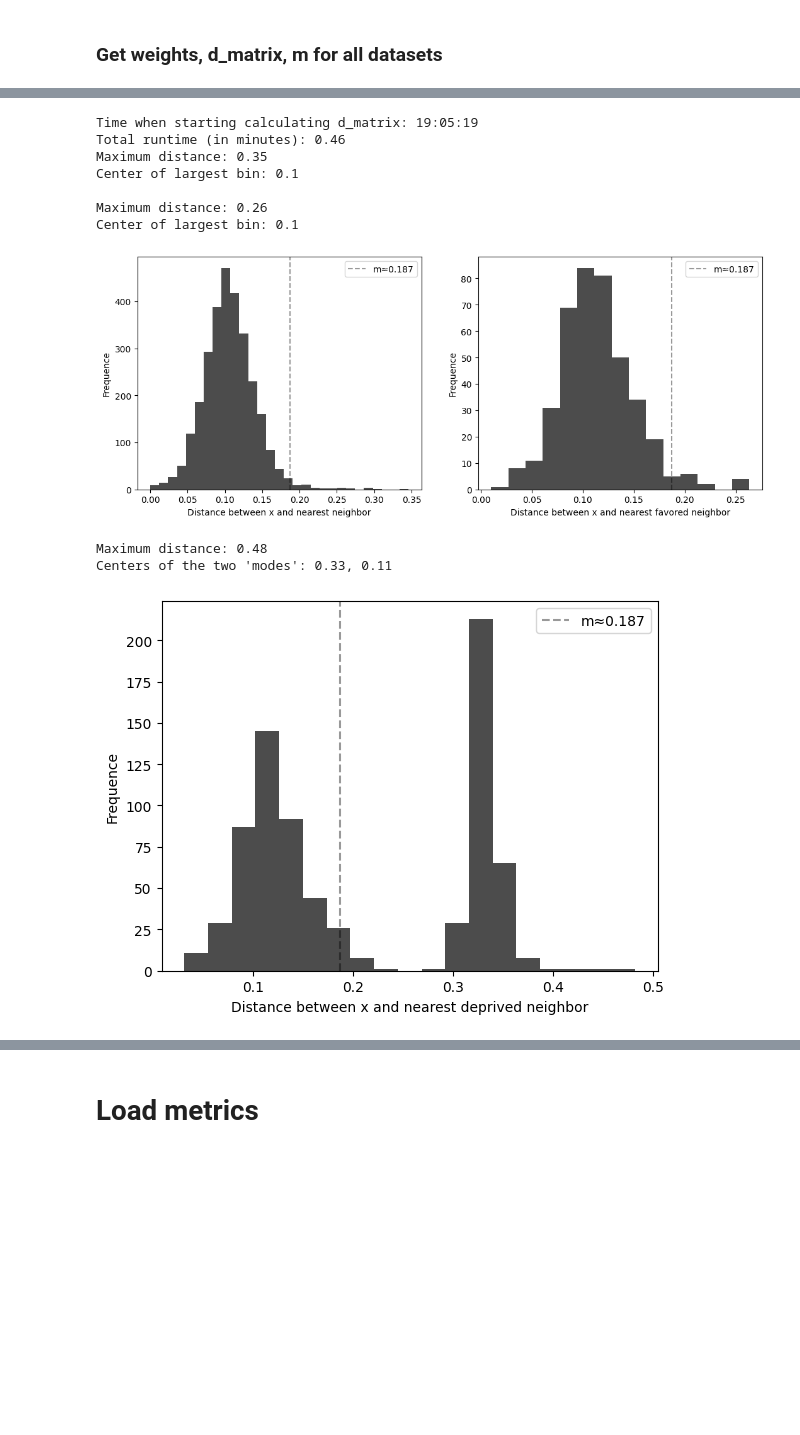
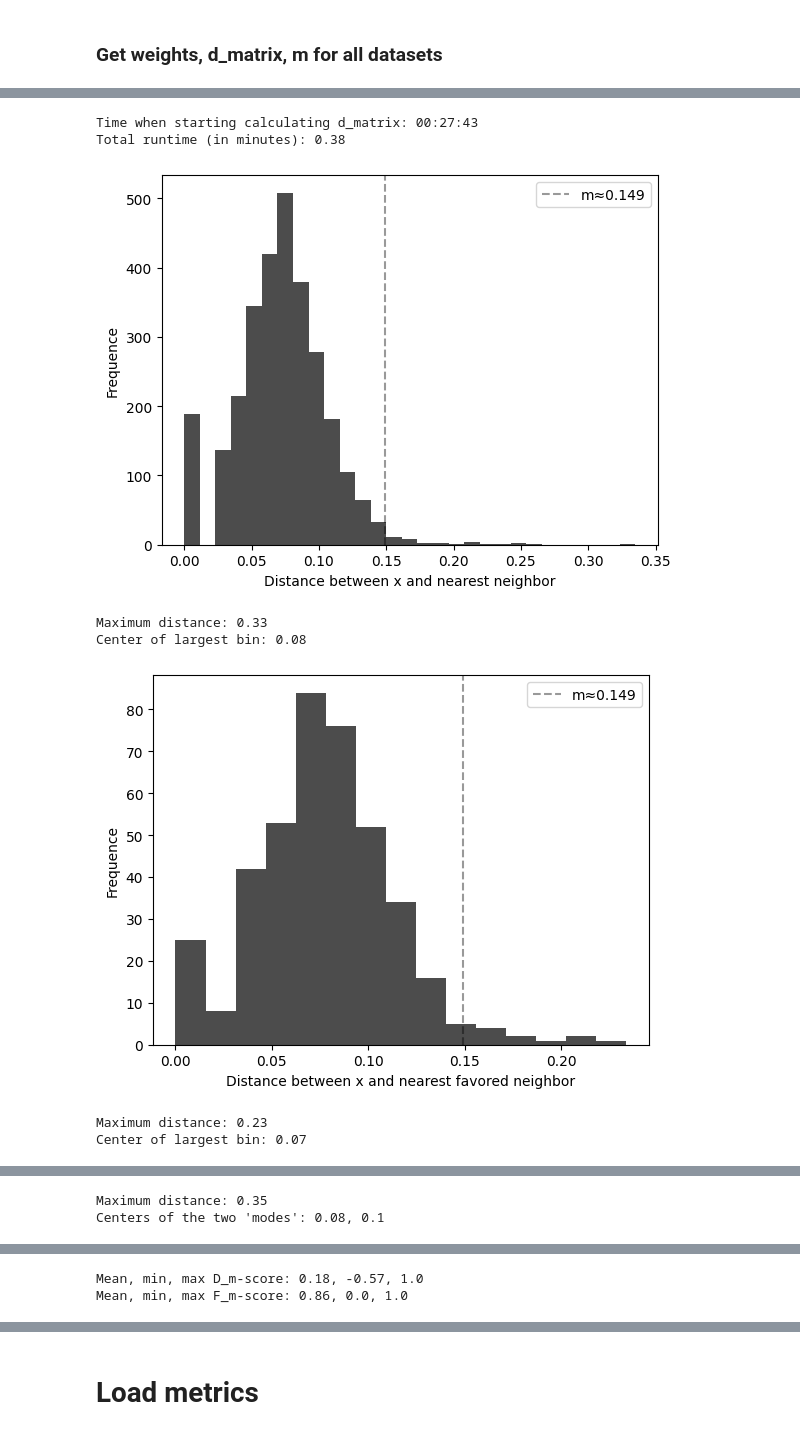
Before and after one commit to TibeIritie/fairness-aware-classification, a Jupyter notebook: fair_classification.ipynb, the cells around one changed output, grey strips where cells are left out. Cells and saved outputs as stored; diff of their text form; code cells hidden in the pictures; blank space fills up the shorter version.

```diff
--- a/fair_classification.ipynb
+++ b/fair_classification.ipynb
@@ -1241,7 +1241,8 @@ df_ar = drop_constant_cols(df_ar)
 # Drop ApplicatintID/questionnaire_session_id/applicant_id (same as applicant_external_id)
 # Psycho_score (same as pcs_score), startDuration_cb/startDuration_ar (91% is empty)
 df_ar = df_ar.drop(['ApplicatintID', 'questionnaire_session_id', 'applicant_id', 'startDuration_cb', 'startDuration_ar',
-                    'Psycho_score'], axis=1)
+                    'Psycho_score', 'pcs_score', 'debtAttitude', 'gratification', 'knowledgeSkills', 'materialism',
+                    'reasoning', 'selfEfficacy', 'socialDesirability'], axis=1)
 
 # Drop Unprocessed rows
 df_ar = df_ar.loc[df_ar['Entity_status'].isin(['Rejected', 'Verified'])]
@@ -1255,26 +1256,23 @@ df_ar['lang'] = (df_ar['lang'] == 'sk').astype(int)
 
 # Select variables in correct order
 df_ar = df_ar[
-    ['Entity_status', 'lang', 'gratification', 'pcs_score', 'is_too_fast', 'is_team_work', 'debtAttitude',
-     'knowledgeSkills', 'materialism', 'reasoning', 'selfEfficacy', 'socialDesirability', 'age', 'N001', 'N002', 'N003',
-     'O002', 'O003', 'O004', 'P001', 'P002', 'P003', 'Q001', 'Q002', 'Q003', 'R001', 'R002', 'R003', 'S001', 'S002',
-     'S003', 'T003', 'T004', 'ZZZ002', 'Entity_type']]
+    ['Entity_status', 'lang', 'Entity_type', 'is_too_fast', 'is_team_work', 'age', 'N001', 'N002', 'N003', 'O002',
+     'O003', 'O004', 'P001', 'P002', 'P003', 'Q001', 'Q002', 'Q003', 'R001', 'R002', 'R003', 'S001', 'S002', 'S003',
+     'T003', 'T004', 'ZZZ002']]
 
 df_ar = df_ar.dropna().reset_index(drop=True)
 
 print_df_info(df_ar)
 
-bin_cols_ar = ['is_too_fast', 'is_team_work', 'N001', 'N002', 'N003', 'Entity_type']
+bin_cols_ar = ['is_too_fast', 'is_team_work', 'N001', 'N002', 'N003']
 nom_cols_ar = ['T003', 'T004']
-int_cols_ar = ['pcs_score', 'age']
-ord_cols_ar = ['gratification', 'debtAttitude', 'knowledgeSkills', 'materialism', 'reasoning', 'selfEfficacy',
-               'socialDesirability', 'O002', 'O003', 'O004', 'P001', 'P002', 'P003', 'Q001', 'Q002', 'Q003', 'R001',
-               'R002', 'R003', 'S001', 'S002', 'S003', 'ZZZ002']
+int_cols_ar = ['age']
+ord_cols_ar = ['O002', 'O003', 'O004', 'P001', 'P002', 'P003', 'Q001', 'Q002', 'Q003', 'R001', 'R002', 'R003', 'S001',
+               'S002', 'S003', 'ZZZ002']
 
-cat_cols_ar = ['lang', 'gratification', 'is_too_fast', 'is_team_work', 'debtAttitude', 'knowledgeSkills', 'materialism',
-               'reasoning', 'selfEfficacy', 'socialDesirability', 'N001', 'N002', 'N003', 'O002', 'O003', 'O004',
-               'P001', 'P002', 'P003', 'Q001', 'Q002', 'Q003', 'R001', 'R002', 'R003', 'S001', 'S002', 'S003', 'T003',
-               'T004', 'ZZZ002', 'Entity_type']
+cat_cols_ar = ['lang', 'is_too_fast', 'is_team_work', 'N001', 'N002', 'N003', 'O002', 'O003', 'O004', 'P001', 'P002',
+               'P003', 'Q001', 'Q002', 'Q003', 'R001', 'R002', 'R003', 'S001', 'S002', 'S003', 'T003', 'T004', 'ZZZ002',
+               'Entity_type']
 
 # Ordinal encode all alphabetic columns
 df_ar = ordinal_encode(df_ar,
@@ -1836,7 +1839,7 @@ def get_unfair_instances(data, d_matrix, m, name, k=8, t=0, print_info=False, pl
         # Exclude the deprived instance i itself
         # d_k_idx = np.argpartition(d_row[np.delete(d_idx, np.where(d_idx == i)[0])], k)[:k]
         # data_d = data[np.delete(d_idx, np.where(d_idx == i)[0])]
-        d_k_score = np.mean(data_f[f_k_idx, 0]) #- np.mean(data_d[d_k_idx, 0])
+        d_k_score = np.mean(data_f[f_k_idx, 0])  # - np.mean(data_d[d_k_idx, 0])
         d_k_scores.append(d_k_score)
 
         # There's no evidence for discrimination for deprived instance i
@@ -1944,6 +1947,10 @@ def get_unfair_instances(data, d_matrix, m, name, k=8, t=0, print_info=False, pl
         plt.savefig(f'{g_path}hist_u_m_scores_{name}.png', bbox_inches='tight', dpi=300, pad_inches=0.01)
     if plot:
         plt.show()
+    print(f'Mean, min, max D_m-score: {round(np.array(d_m_scores).mean(), 2)}, {round(np.array(d_m_scores).min(), 2)}, '
+          f'{round(np.array(d_m_scores).max(), 2)}')
+    print(f'Mean, min, max F_m-score: {round(np.array(f_m_scores).mean(), 2)}, {round(np.array(f_m_scores).min(), 2)}, '
+          f'{round(np.array(f_m_scores).max(), 2)}')
 
     plt.hist(d_k_scores, bins='rice', color='k', alpha=0.7)
     # plt.hist(f_k_scores, bins='rice', range=(-1, 1), label=r'$F_k$-score', alpha=0.7)
@@ -1952,7 +1959,7 @@ def get_unfair_instances(data, d_matrix, m, name, k=8, t=0, print_info=False, pl
     plt.ylabel('Frequence')
     plt.legend()
     if save:
-        plt.savefig(f'{g_path}hist_u_{k}_scores_{name}.png', bbox_inches='tight', dpi=300, pad_inches=0.01)
+        plt.savefig(f'{g_path}hist_u_k_scores_{name}.png', bbox_inches='tight', dpi=300, pad_inches=0.01)
     if plot:
         plt.show()
 
@@ -1978,6 +1985,8 @@ def get_unfair_instances(data, d_matrix, m, name, k=8, t=0, print_info=False, pl
         plt.savefig(f'{g_path}hist_n_neighbors_{name}.png', bbox_inches='tight', dpi=300, pad_inches=0.01)
     if plot:
         plt.show()
+    print(f'Mean, median number of neighbors of D_m-scores: {round(d_m_nn_np[:, 2].mean())}, '
+          f'{round(np.median(d_m_nn_np[:, 2]))}')
 
     if not np.isnan(d_m_nn_np[:, 4]).all():
         p = round(np.count_nonzero(~np.isnan(d_m_nn_np[:, 4])) * 100 / len(d_m_nn_np[:, 2]), 1)
@@ -2005,7 +2014,6 @@ def get_unfair_instances(data, d_matrix, m, name, k=8, t=0, print_info=False, pl
     else:
         print('\nAssumptions for the two-proportion test for all favored instances are not met')
 
-
     if not np.isnan(d_m_nn_np[:, 5]).all():
         p = round(np.count_nonzero(~np.isnan(d_m_nn_np[:, 5])) * 100 / len(d_m_nn_np[:, 3]), 1)
         plt.hist(d_m_nn_np[:, 5], color='k', label=fr'$D_m$-score ({p}%)', alpha=0.7)
@@ -2018,7 +2026,6 @@ def get_unfair_instances(data, d_matrix, m, name, k=8, t=0, print_info=False, pl
             plt.show()
     else:
         print('\nAssumptions for the one-proportion test for all deprived instances are not met')
-
 
     if not np.isnan(f_m_nn_np[:, 5]).all():
         p = round(np.count_nonzero(~np.isnan(f_m_nn_np[:, 5])) * 100 / len(f_m_nn_np[:, 3]), 1)
@@ -2033,7 +2040,6 @@ def get_unfair_instances(data, d_matrix, m, name, k=8, t=0, print_info=False, pl
     else:
         print('\nAssumptions for the one-proportion test for all favored instances are not met')
 
-
     return d_m_nn_np, f_m_nn_np, u_m, u_n
 # %% [markdown]
 ### Get weights, d_matrix, m for all datasets
@@ -2085,19 +2091,16 @@ Centers of the two 'modes': 0.0, 0.01
 # %%
 # w_ar = get_w(df_ar, bin_cols_ar, nom_cols_ar, int_cols_ar, ord_cols_ar, 'ar', save=1)
 w_ar = pd.read_excel(f'{w_path}w_ar_2887_0.09.xlsx', usecols=['w']).to_numpy()
 # df_ar = df_ar_original.sample(frac=0.4, random_state=state).reset_index(drop=True)
 d_matrix_ar = get_d_matrix(df_ar, w_ar[0], bin_cols_ar, nom_cols_ar, int_cols_ar, ord_cols_ar)
 m_ar = get_m(df_ar.to_numpy(), d_matrix_ar, 'ar')
-_, _, _, _ = get_unfair_instances(df_ar.to_numpy(), d_matrix_ar, m_ar, 'ar', plot=1, save=1)
+_, _, _, _ = get_unfair_instances(df_ar.to_numpy(), d_matrix_ar, m_ar, 'ar', k=62, plot=1, save=1)
 # %% [output]
-Time when starting calculating d_matrix: 19:05:19
-Total runtime (in minutes): 0.46
-Maximum distance: 0.35
-Center of largest bin: 0.1
-
-Maximum distance: 0.26
-Center of largest bin: 0.1
+Time when starting calculating d_matrix: 00:27:43
+Total runtime (in minutes): 0.38
-[figure, old version]
+[figure, new version]
-Maximum distance: 0.48
-Centers of the two 'modes': 0.33, 0.11
+Maximum distance: 0.33
+Center of largest bin: 0.08
-[figure, old version]
+[figure, new version]
+Maximum distance: 0.23
+Center of largest bin: 0.07
@@ -2104,0 +2108,2 @@ Centers of the two 'modes': 0.33, 0.11
+Maximum distance: 0.35
+Centers of the two 'modes': 0.08, 0.1
@@ -2105,0 +2111,2 @@ Centers of the two 'modes': 0.33, 0.11
+Mean, min, max D_m-score: 0.18, -0.57, 1.0
+Mean, min, max F_m-score: 0.86, 0.0, 1.0
```
Also changed, not shown: parts of 6 cells of this notebook.
